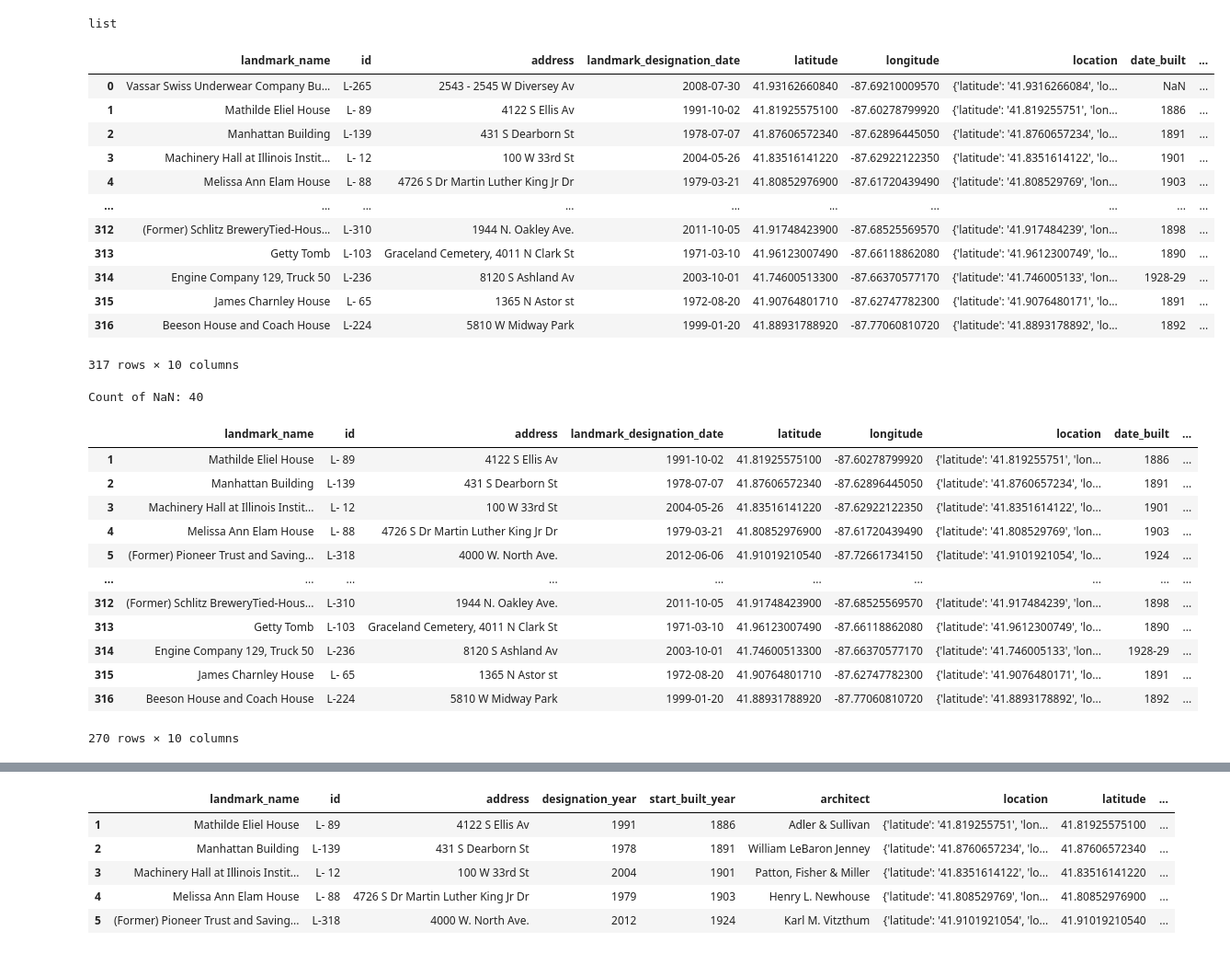
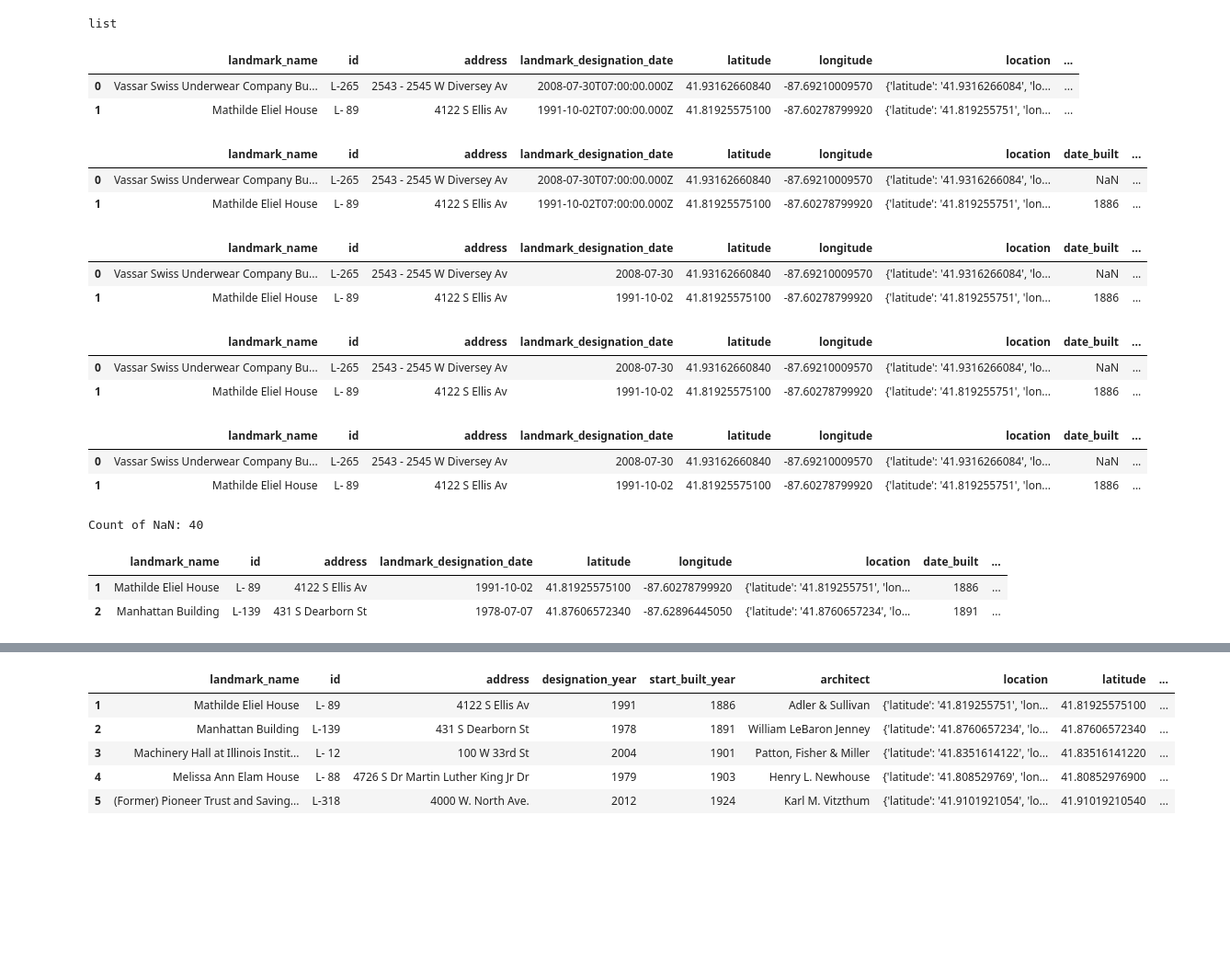
Before and after one commit to liliana-ilut/chicago-landmarks, a Jupyter notebook: data.ipynb, the cells around one changed output, grey strips where cells are left out. Shown: that part at 92% size. Cells and saved outputs as stored; diff of their text form; code cells hidden in the pictures; blank space fills up the shorter version.

```diff
--- a/data.ipynb
+++ b/data.ipynb
@@ -22,4 +22,8 @@ list
 # %%
 # create a data frame from the json file
 df = pd.DataFrame(json)
-# df
+df.head(2)
+# %% [output]
+|  | landmark_name | id | address | landmark_designation_date | latitude | longitude | location | ... |
+| 0 | Vassar Swiss Underwear Company Bu... | L-265 | 2543 - 2545 W Diversey Av | 2008-07-30T07:00:00.000Z | 41.93162660840 | -87.69210009570 | {'latitude': '41.9316266084', 'lo... | ... |
+| 1 | Mathilde Eliel House | L- 89 | 4122 S Ellis Av | 1991-10-02T07:00:00.000Z | 41.81925575100 | -87.60278799920 | {'latitude': '41.819255751', 'lon... | ... |
@@ -40,34 +33,36 @@ df = pd.DataFrame(json)
 # df2= df.drop(columns= [':@computed_region_rpca_8um6', ':@computed_region_vrxf_vc4k', ':@computed_region_6mkv_f3dw', ':@computed_region_bdys_3d7i',':@computed_region_43wa_7qmu', ':@computed_region_awaf_s7ux' ], axis = 1)
 # df2
 
-#2 - using column index number - much easier since you don't have to copy/paste the nmae of the column
+#2 - using column index number - much easier since you don't have to copy/paste the namae of the column
 df2 = df.drop(df.columns[[7,8,9,10,11,12]], axis = 1)
-# df2
+df2.head(2)
+# %% [output]
+|  | landmark_name | id | address | landmark_designation_date | latitude | longitude | location | date_built | ... |
+| 0 | Vassar Swiss Underwear Company Bu... | L-265 | 2543 - 2545 W Diversey Av | 2008-07-30T07:00:00.000Z | 41.93162660840 | -87.69210009570 | {'latitude': '41.9316266084', 'lo... | NaN | ... |
+| 1 | Mathilde Eliel House | L- 89 | 4122 S Ellis Av | 1991-10-02T07:00:00.000Z | 41.81925575100 | -87.60278799920 | {'latitude': '41.819255751', 'lon... | 1886 | ... |
 # %%
 # convert datetime column to just date
 df2['landmark_designation_date'] = pd.to_datetime(df2['landmark_designation_date']).dt.date
-# df2
+df2.head(2)
+# %% [output]
+|  | landmark_name | id | address | landmark_designation_date | latitude | longitude | location | date_built | ... |
+| 0 | Vassar Swiss Underwear Company Bu... | L-265 | 2543 - 2545 W Diversey Av | 2008-07-30 | 41.93162660840 | -87.69210009570 | {'latitude': '41.9316266084', 'lo... | NaN | ... |
+| 1 | Mathilde Eliel House | L- 89 | 4122 S Ellis Av | 1991-10-02 | 41.81925575100 | -87.60278799920 | {'latitude': '41.819255751', 'lon... | 1886 | ... |
 # %%
 ##
 
 df2['designation_year'] =  pd.DatetimeIndex(df2['landmark_designation_date']).year
-# df2
+df2.head(2)
+# %% [output]
+|  | landmark_name | id | address | landmark_designation_date | latitude | longitude | location | date_built | ... |
+| 0 | Vassar Swiss Underwear Company Bu... | L-265 | 2543 - 2545 W Diversey Av | 2008-07-30 | 41.93162660840 | -87.69210009570 | {'latitude': '41.9316266084', 'lo... | NaN | ... |
+| 1 | Mathilde Eliel House | L- 89 | 4122 S Ellis Av | 1991-10-02 | 41.81925575100 | -87.60278799920 | {'latitude': '41.819255751', 'lon... | 1886 | ... |
 # %%
 #remove decimal from 'designation year'
 df2['designation_year'] = df2['designation_year'].astype(str).apply(lambda x: x.replace('.0',''))
-df2
+df2.head(2)
 # %% [output]
 |  | landmark_name | id | address | landmark_designation_date | latitude | longitude | location | date_built | ... |
 | 0 | Vassar Swiss Underwear Company Bu... | L-265 | 2543 - 2545 W Diversey Av | 2008-07-30 | 41.93162660840 | -87.69210009570 | {'latitude': '41.9316266084', 'lo... | NaN | ... |
 | 1 | Mathilde Eliel House | L- 89 | 4122 S Ellis Av | 1991-10-02 | 41.81925575100 | -87.60278799920 | {'latitude': '41.819255751', 'lon... | 1886 | ... |
-| 2 | Manhattan Building | L-139 | 431 S Dearborn St | 1978-07-07 | 41.87606572340 | -87.62896445050 | {'latitude': '41.8760657234', 'lo... | 1891 | ... |
-| 3 | Machinery Hall at Illinois Instit... | L- 12 | 100 W 33rd St | 2004-05-26 | 41.83516141220 | -87.62922122350 | {'latitude': '41.8351614122', 'lo... | 1901 | ... |
-| 4 | Melissa Ann Elam House | L- 88 | 4726 S Dr Martin Luther King Jr Dr | 1979-03-21 | 41.80852976900 | -87.61720439490 | {'latitude': '41.808529769', 'lon... | 1903 | ... |
-| ... | ... | ... | ... | ... | ... | ... | ... | ... | ... |
-| 312 | (Former) Schlitz BreweryTied-Hous... | L-310 | 1944 N. Oakley Ave. | 2011-10-05 | 41.91748423900 | -87.68525569570 | {'latitude': '41.917484239', 'lon... | 1898 | ... |
-| 313 | Getty Tomb | L-103 | Graceland Cemetery, 4011 N Clark St | 1971-03-10 | 41.96123007490 | -87.66118862080 | {'latitude': '41.9612300749', 'lo... | 1890 | ... |
-| 314 | Engine Company 129, Truck 50 | L-236 | 8120 S Ashland Av | 2003-10-01 | 41.74600513300 | -87.66370577170 | {'latitude': '41.746005133', 'lon... | 1928-29 | ... |
-| 315 | James Charnley House | L- 65 | 1365 N Astor st | 1972-08-20 | 41.90764801710 | -87.62747782300 | {'latitude': '41.9076480171', 'lo... | 1891 | ... |
-| 316 | Beeson House and Coach House | L-224 | 5810 W Midway Park | 1999-01-20 | 41.88931788920 | -87.77060810720 | {'latitude': '41.8893178892', 'lo... | 1892 | ... |
-317 rows × 10 columns
 # %%
@@ -84,18 +77,8 @@ Count of NaN: 40
 nan_value = float('NaN')
 df2.replace('', nan_value, inplace = True)
 df2.dropna(inplace = True)
-df2
+df2.head(2)
 # %% [output]
 |  | landmark_name | id | address | landmark_designation_date | latitude | longitude | location | date_built | ... |
 | 1 | Mathilde Eliel House | L- 89 | 4122 S Ellis Av | 1991-10-02 | 41.81925575100 | -87.60278799920 | {'latitude': '41.819255751', 'lon... | 1886 | ... |
 | 2 | Manhattan Building | L-139 | 431 S Dearborn St | 1978-07-07 | 41.87606572340 | -87.62896445050 | {'latitude': '41.8760657234', 'lo... | 1891 | ... |
-| 3 | Machinery Hall at Illinois Instit... | L- 12 | 100 W 33rd St | 2004-05-26 | 41.83516141220 | -87.62922122350 | {'latitude': '41.8351614122', 'lo... | 1901 | ... |
-| 4 | Melissa Ann Elam House | L- 88 | 4726 S Dr Martin Luther King Jr Dr | 1979-03-21 | 41.80852976900 | -87.61720439490 | {'latitude': '41.808529769', 'lon... | 1903 | ... |
-| 5 | (Former) Pioneer Trust and Saving... | L-318 | 4000 W. North Ave. | 2012-06-06 | 41.91019210540 | -87.72661734150 | {'latitude': '41.9101921054', 'lo... | 1924 | ... |
-| ... | ... | ... | ... | ... | ... | ... | ... | ... | ... |
-| 312 | (Former) Schlitz BreweryTied-Hous... | L-310 | 1944 N. Oakley Ave. | 2011-10-05 | 41.91748423900 | -87.68525569570 | {'latitude': '41.917484239', 'lon... | 1898 | ... |
-| 313 | Getty Tomb | L-103 | Graceland Cemetery, 4011 N Clark St | 1971-03-10 | 41.96123007490 | -87.66118862080 | {'latitude': '41.9612300749', 'lo... | 1890 | ... |
-| 314 | Engine Company 129, Truck 50 | L-236 | 8120 S Ashland Av | 2003-10-01 | 41.74600513300 | -87.66370577170 | {'latitude': '41.746005133', 'lon... | 1928-29 | ... |
-| 315 | James Charnley House | L- 65 | 1365 N Astor st | 1972-08-20 | 41.90764801710 | -87.62747782300 | {'latitude': '41.9076480171', 'lo... | 1891 | ... |
-| 316 | Beeson House and Coach House | L-224 | 5810 W Midway Park | 1999-01-20 | 41.88931788920 | -87.77060810720 | {'latitude': '41.8893178892', 'lo... | 1892 | ... |
-270 rows × 10 columns
```
Also changed, not shown: parts of 23 cells of this notebook, 1 other file.
